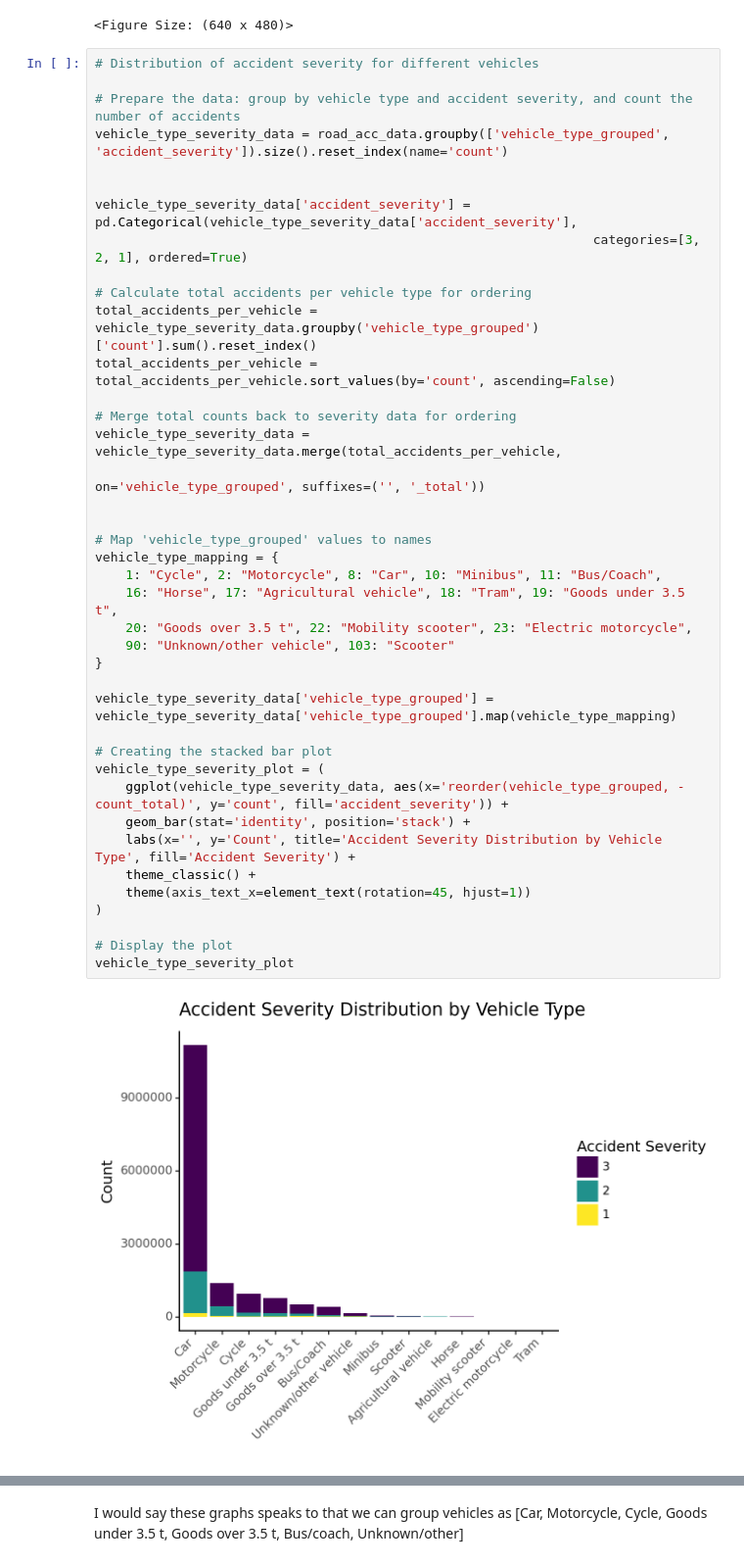
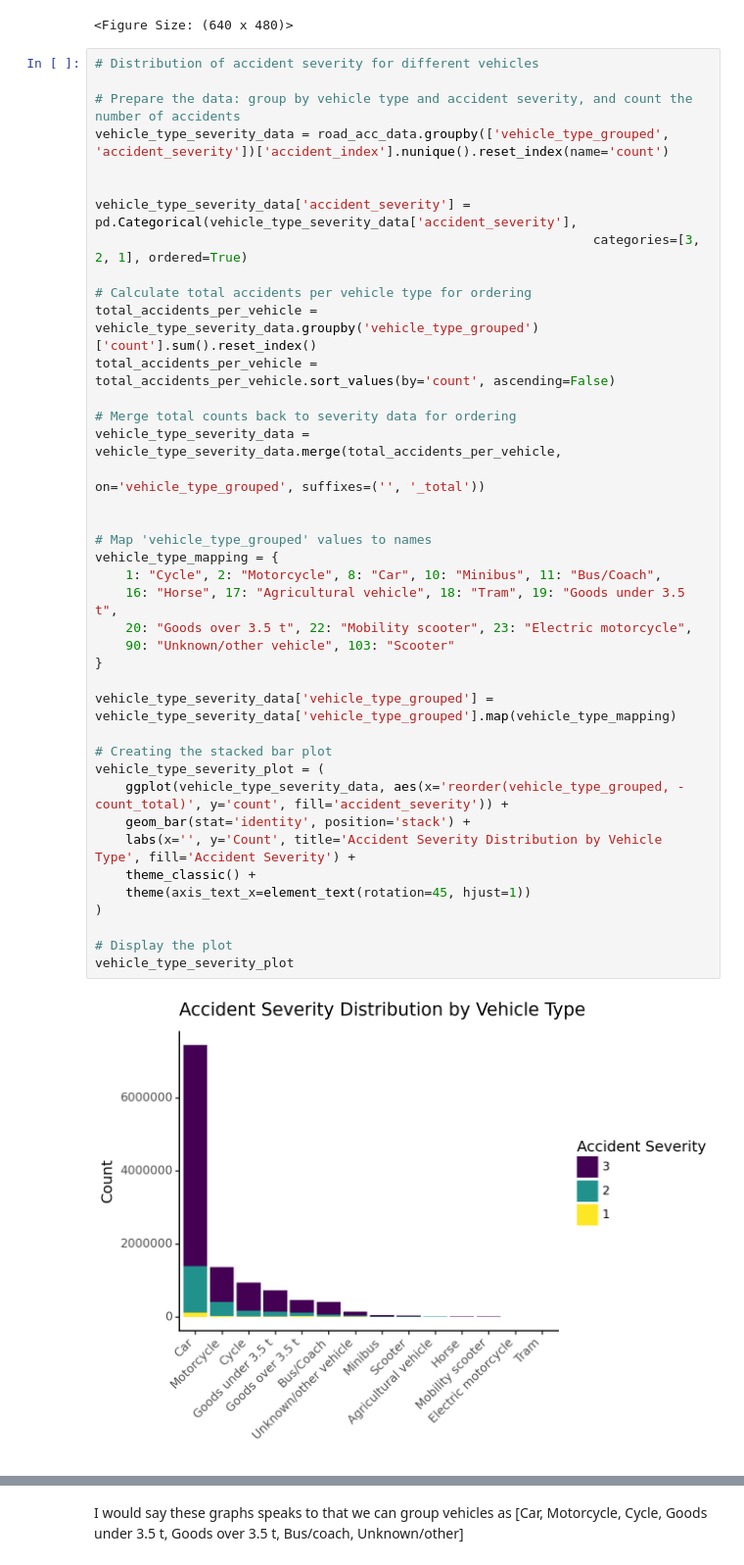
Before and after one commit to nikolaymoshenskiy/IDS-UK-road-accidents, a Jupyter notebook: LM_visualisation.ipynb, the cells around one changed output, grey strips where cells are left out. Shown at 98% size. Saved outputs shown, nothing was run; the diff lists cells and outputs as text.

```diff
--- a/LM_visualisation.ipynb
+++ b/LM_visualisation.ipynb
@@ -166,7 +166,7 @@ vehicle_type_plot
 # Distribution of accident severity for different vehicles
 
 # Prepare the data: group by vehicle type and accident severity, and count the number of accidents
-vehicle_type_severity_data = road_acc_data.groupby(['vehicle_type_grouped', 'accident_severity']).size().reset_index(name='count')
+vehicle_type_severity_data = road_acc_data.groupby(['vehicle_type_grouped', 'accident_severity'])['accident_index'].nunique().reset_index(name='count')
 
 
 vehicle_type_severity_data['accident_severity'] = pd.Categorical(vehicle_type_severity_data['accident_severity'],
@@ -176,34 +176,34 @@ vehicle_type_severity_data['accident_severity'] = pd.Categorical(vehicle_type_se
 total_accidents_per_vehicle = vehicle_type_severity_data.groupby('vehicle_type_grouped')['count'].sum().reset_index()
 total_accidents_per_vehicle = total_accidents_per_vehicle.sort_values(by='count', ascending=False)
 
 # Merge total counts back to severity data for ordering
 vehicle_type_severity_data = vehicle_type_severity_data.merge(total_accidents_per_vehicle,
                                                               on='vehicle_type_grouped', suffixes=('', '_total'))
 
 
 # Map 'vehicle_type_grouped' values to names
 vehicle_type_mapping = {
     1: "Cycle", 2: "Motorcycle", 8: "Car", 10: "Minibus", 11: "Bus/Coach",
     16: "Horse", 17: "Agricultural vehicle", 18: "Tram", 19: "Goods under 3.5 t",
     20: "Goods over 3.5 t", 22: "Mobility scooter", 23: "Electric motorcycle",
     90: "Unknown/other vehicle", 103: "Scooter"
 }
 
 vehicle_type_severity_data['vehicle_type_grouped'] = vehicle_type_severity_data['vehicle_type_grouped'].map(vehicle_type_mapping)
 
 # Creating the stacked bar plot
 vehicle_type_severity_plot = (
     ggplot(vehicle_type_severity_data, aes(x='reorder(vehicle_type_grouped, -count_total)', y='count', fill='accident_severity')) +
     geom_bar(stat='identity', position='stack') +
     labs(x='', y='Count', title='Accident Severity Distribution by Vehicle Type', fill='Accident Severity') +
     theme_classic() +
     theme(axis_text_x=element_text(rotation=45, hjust=1))
 )
 
 # Display the plot
 vehicle_type_severity_plot
 # %% [output]
-[figure, old version]
+[figure, new version]
 <Figure Size: (640 x 480)>
 # %% [markdown]
 I would say these graphs speaks to that we can group vehicles as [Car, Motorcycle, Cycle, Goods under 3.5 t, Goods over 3.5 t, Bus/coach, Unknown/other]
```
Also changed, not shown: parts of 1 cell of this notebook.
